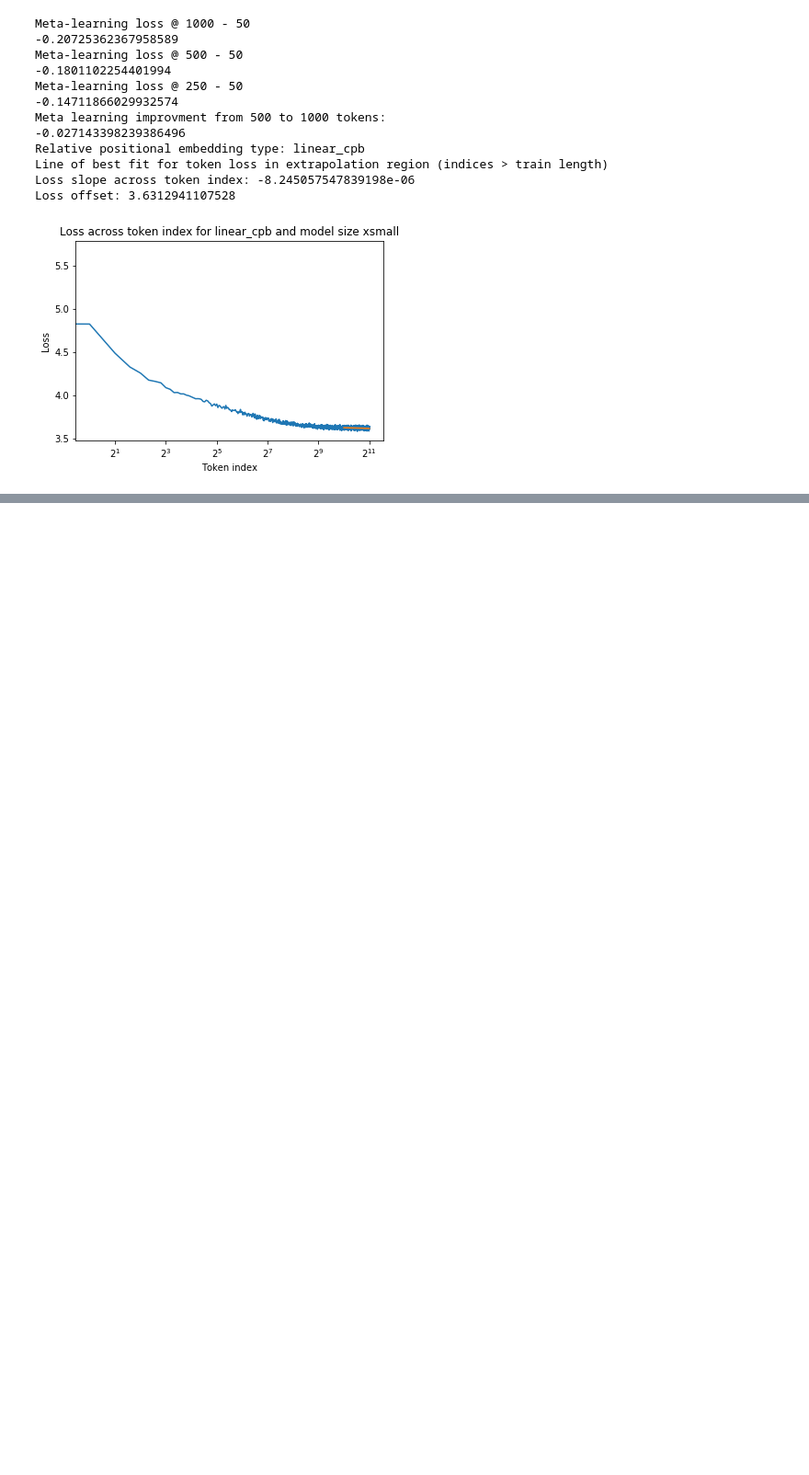
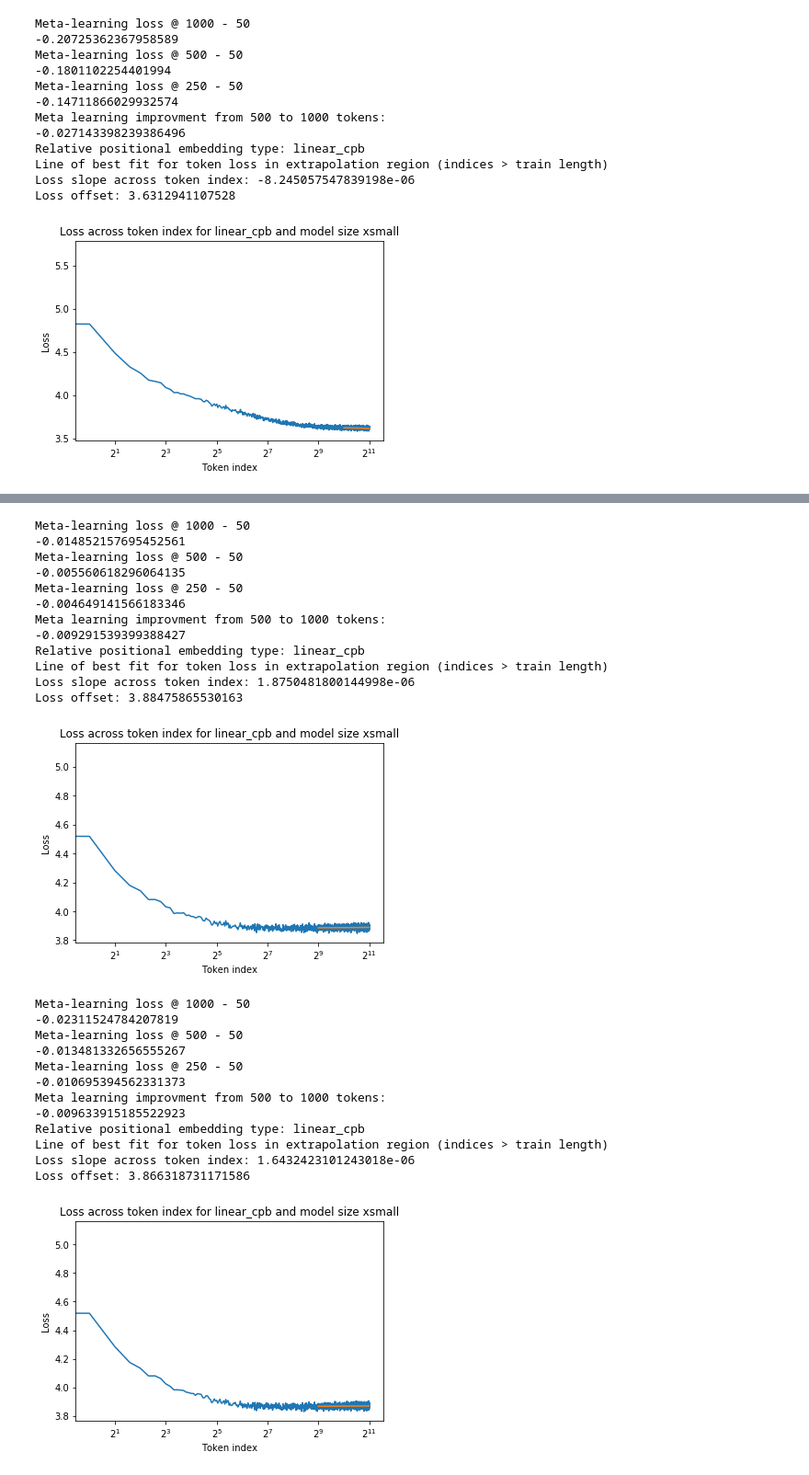
Before and after one commit to bob80333/investigating_extrapolation, a Jupyter notebook: tokenwise_losses.ipynb, the cells around one changed output, grey strips where cells are left out. Shown at 92% size. Saved outputs shown, nothing was run; the diff lists cells and outputs as text; code cells hidden in the pictures; blank space fills up the shorter version.

```diff
--- a/tokenwise_losses.ipynb
+++ b/tokenwise_losses.ipynb
@@ -368,0 +419,32 @@ Loss offset: 3.6312941107528
+# %%
+display_best_fit_2048_long_ft("xsmall_linear_cpb_128_1_finetuned_512_100steps_2048_losses.npz", 512)
+display_best_fit_2048_long_ft("xsmall_linear_cpb_128_1_finetuned_512_200steps_2048_losses.npz", 512)
+display_best_fit_2048_long_ft("xsmall_linear_cpb_128_1_finetuned_512_500steps_2048_losses.npz", 512)
+display_best_fit_2048_long_ft("xsmall_linear_cpb_128_1_finetuned_512_1000steps_2048_losses.npz", 512)
+# %% [output]
+Meta-learning loss @ 1000 - 50
+-0.014852157695452561
+Meta-learning loss @ 500 - 50
+-0.005560618296064135
+Meta-learning loss @ 250 - 50
+-0.004649141566183346
+Meta learning improvment from 500 to 1000 tokens:
+-0.009291539399388427
+Relative positional embedding type: linear_cpb
+Line of best fit for token loss in extrapolation region (indices > train length)
+Loss slope across token index: 1.8750481800144998e-06
+Loss offset: 3.88475865530163
+[figure, added]
+Meta-learning loss @ 1000 - 50
+-0.02311524784207819
+Meta-learning loss @ 500 - 50
+-0.013481332656555267
+Meta-learning loss @ 250 - 50
+-0.010695394562331373
+Meta learning improvment from 500 to 1000 tokens:
+-0.009633915185522923
+Relative positional embedding type: linear_cpb
+Line of best fit for token loss in extrapolation region (indices > train length)
+Loss slope across token index: 1.6432423101243018e-06
+Loss offset: 3.866318731171586
+[figure, added]
```
Also changed, not shown: parts of 5 cells of this notebook, 1 other file.
